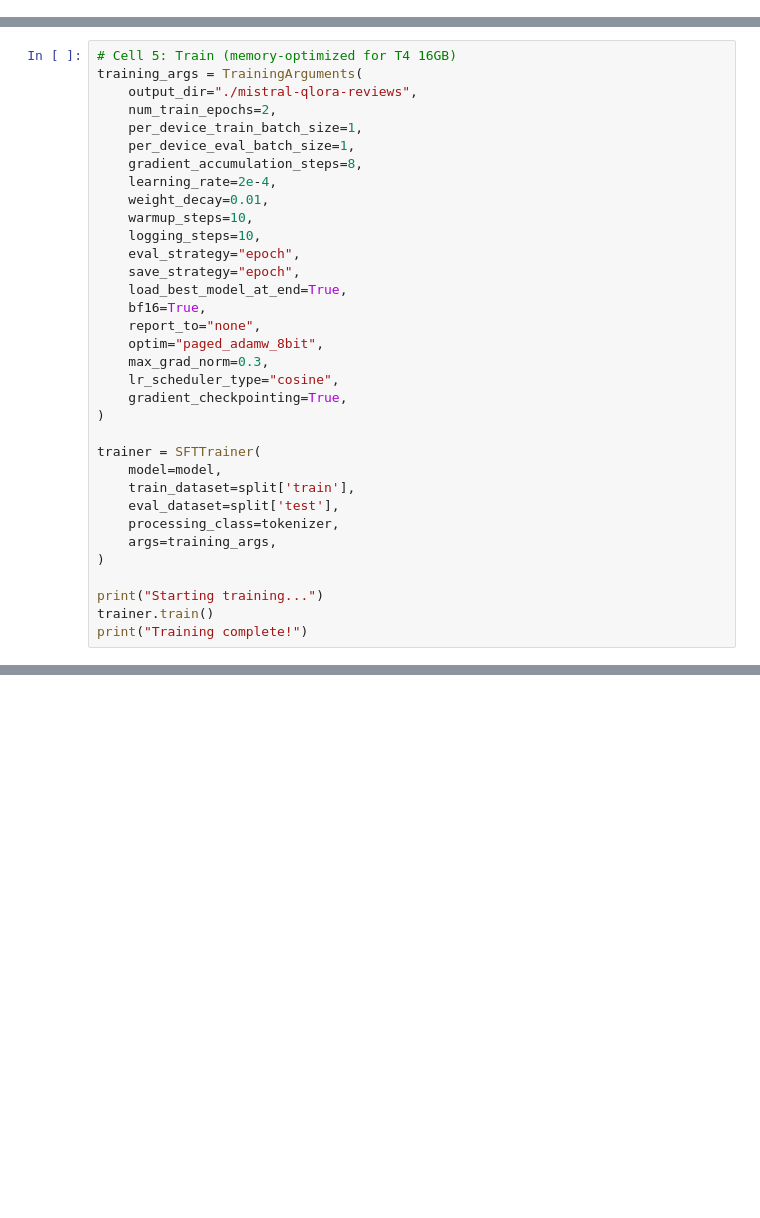
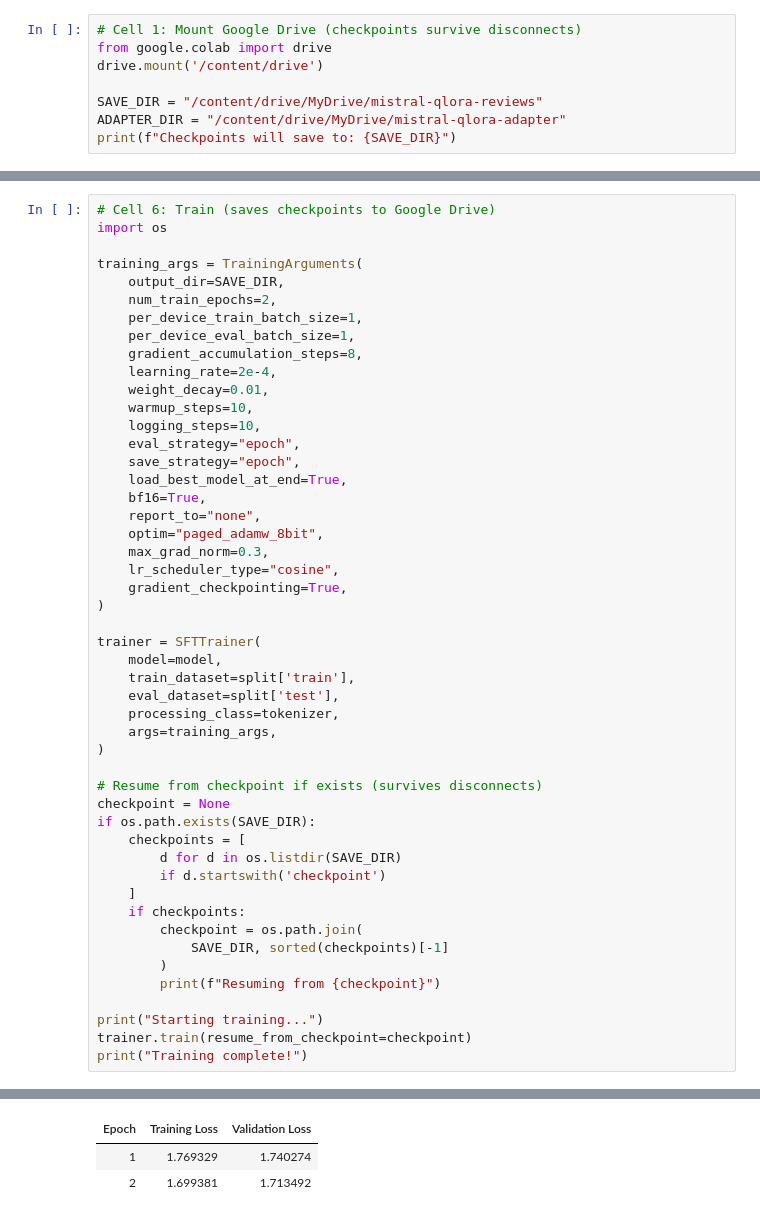
Before and after one commit to BhavyaLikhitha/Multi-Agent-Product-Analytics, a Jupyter notebook: notebooks/02_finetune_mistral.ipynb, the cells around one changed output, grey strips where cells are left out. Cells and saved outputs as stored; diff of their text form; blank space fills up the shorter version.

Commit message:
finetune mistral

```diff
--- a/notebooks/02_finetune_mistral.ipynb
+++ b/notebooks/02_finetune_mistral.ipynb
@@ -6 +8,9 @@
 **Upload:** `summary_training_pairs.jsonl` from `data/processed/`
+# %%
+# Cell 1: Mount Google Drive (checkpoints survive disconnects)
+from google.colab import drive
+drive.mount('/content/drive')
+
+SAVE_DIR = "/content/drive/MyDrive/mistral-qlora-reviews"
+ADAPTER_DIR = "/content/drive/MyDrive/mistral-qlora-adapter"
+print(f"Checkpoints will save to: {SAVE_DIR}")
@@ -85,7 +126,9 @@ model.print_trainable_parameters()
 # %%
-# Cell 5: Train (memory-optimized for T4 16GB)
+# Cell 6: Train (saves checkpoints to Google Drive)
+import os
+
 training_args = TrainingArguments(
-    output_dir="./mistral-qlora-reviews",
+    output_dir=SAVE_DIR,
     num_train_epochs=2,
     per_device_train_batch_size=1,
     per_device_eval_batch_size=1,
@@ -113,6 +156,20 @@ trainer = SFTTrainer(
     args=training_args,
 )
 
+# Resume from checkpoint if exists (survives disconnects)
+checkpoint = None
+if os.path.exists(SAVE_DIR):
+    checkpoints = [
+        d for d in os.listdir(SAVE_DIR)
+        if d.startswith('checkpoint')
+    ]
+    if checkpoints:
+        checkpoint = os.path.join(
+            SAVE_DIR, sorted(checkpoints)[-1]
+        )
+        print(f"Resuming from {checkpoint}")
+
 print("Starting training...")
-trainer.train()
+trainer.train(resume_from_checkpoint=checkpoint)
 print("Training complete!")
+# %% [output]
@@ -118,0 +179,3 @@ print("Training complete!")
+| Epoch | Training Loss | Validation Loss |
+| 1 | 1.769329 | 1.740274 |
+| 2 | 1.699381 | 1.713492 |
```
Also changed, not shown: parts of 11 cells of this notebook.
